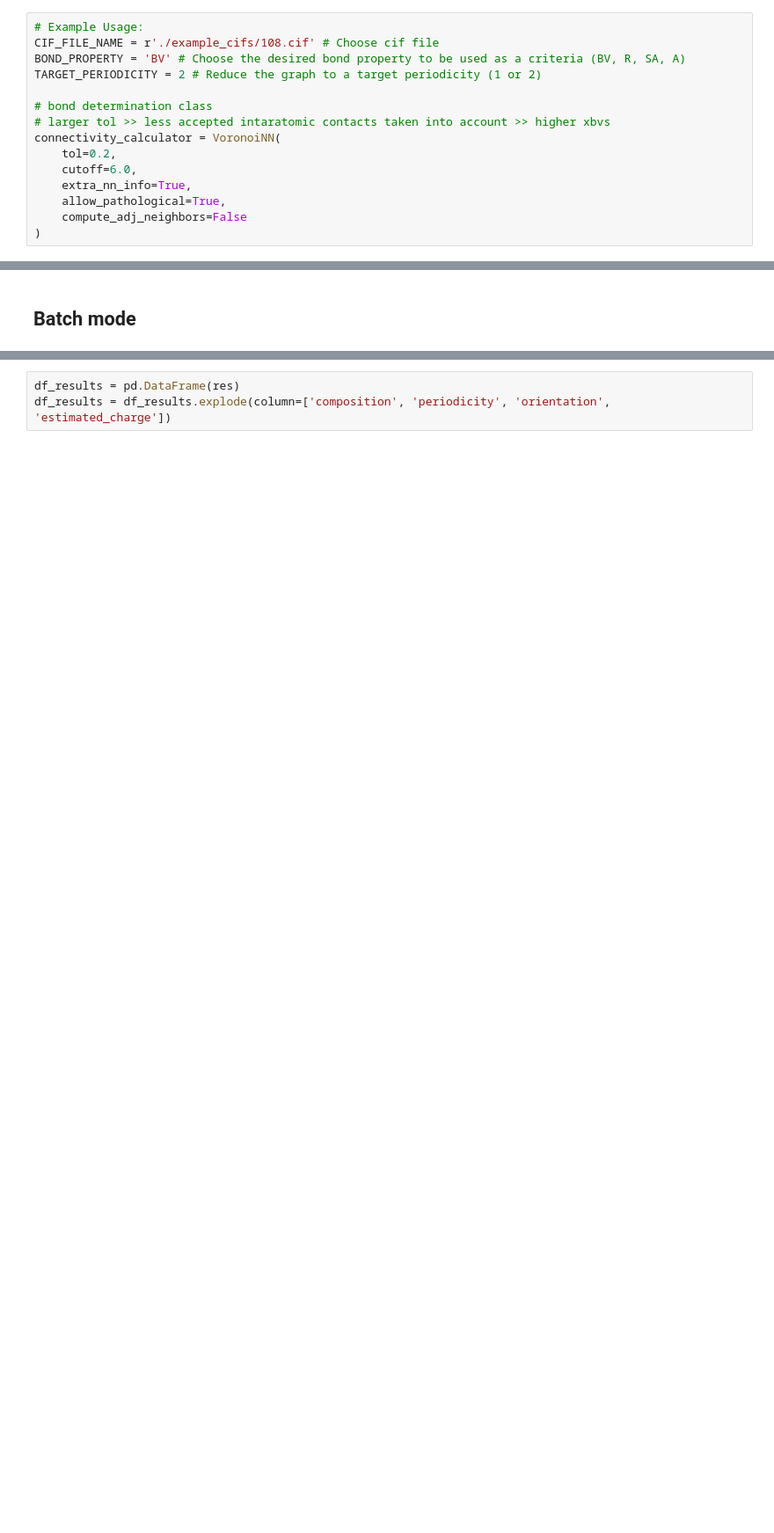
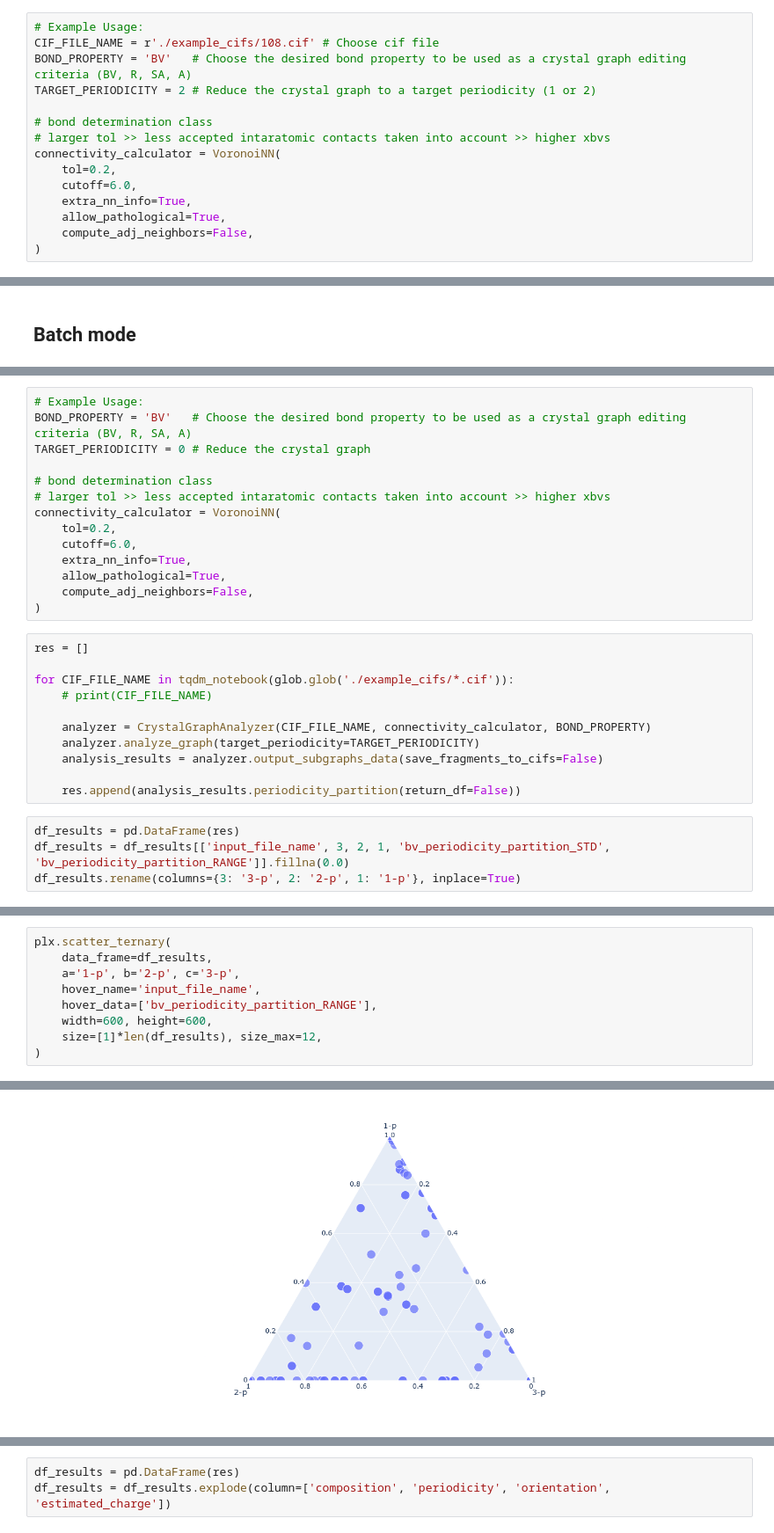
Before and after one commit to trioxane/StructureAnalyzer, a Jupyter notebook: application_examples.ipynb, the cells around one changed output, grey strips where cells are left out. Shown at 88% size. Saved outputs shown, nothing was run; the diff lists cells and outputs as text; blank space fills up the shorter version.

Commit message:
bvs periodicity partition added
New periodicity partiotion analysis added and jupyter notebook update with usage examples shown

```diff
--- a/application_examples.ipynb
+++ b/application_examples.ipynb
@@ -39,8 +43,8 @@ from StructureAnalyzer import CrystalGraphAnalyzer
 # %%
 # Example Usage:
 CIF_FILE_NAME = r'./example_cifs/108.cif' # Choose cif file
-BOND_PROPERTY = 'BV' # Choose the desired bond property to be used as a criteria (BV, R, SA, A)
-TARGET_PERIODICITY = 2 # Reduce the graph to a target periodicity (1 or 2)
+BOND_PROPERTY = 'BV'   # Choose the desired bond property to be used as a crystal graph editing criteria (BV, R, SA, A)
+TARGET_PERIODICITY = 2 # Reduce the crystal graph to a target periodicity (1 or 2)
 
 # bond determination class
 # larger tol >> less accepted intaratomic contacts taken into account >> higher xbvs
@@ -49,7 +53,7 @@ connectivity_calculator = VoronoiNN(
     cutoff=6.0,
     extra_nn_info=True,
     allow_pathological=True,
-    compute_adj_neighbors=False
+    compute_adj_neighbors=False,
 )
 # %%
 analyzer = CrystalGraphAnalyzer(CIF_FILE_NAME, connectivity_calculator, BOND_PROPERTY)
@@ -113,0 +120,29 @@ analysis_results.show_BVs_data()
+# %%
+# Example Usage:
+BOND_PROPERTY = 'BV'   # Choose the desired bond property to be used as a crystal graph editing criteria (BV, R, SA, A)
+TARGET_PERIODICITY = 0 # Reduce the crystal graph
+
+# bond determination class
+# larger tol >> less accepted intaratomic contacts taken into account >> higher xbvs
+connectivity_calculator = VoronoiNN(
+    tol=0.2,
+    cutoff=6.0,
+    extra_nn_info=True,
+    allow_pathological=True,
+    compute_adj_neighbors=False,
+)
+# %%
+res = []
+
+for CIF_FILE_NAME in tqdm_notebook(glob.glob('./example_cifs/*.cif')):
+    # print(CIF_FILE_NAME)
+
+    analyzer = CrystalGraphAnalyzer(CIF_FILE_NAME, connectivity_calculator, BOND_PROPERTY)
+    analyzer.analyze_graph(target_periodicity=TARGET_PERIODICITY)
+    analysis_results = analyzer.output_subgraphs_data(save_fragments_to_cifs=False)
+
+    res.append(analysis_results.periodicity_partition(return_df=False))
+# %%
+df_results = pd.DataFrame(res)
+df_results = df_results[['input_file_name', 3, 2, 1, 'bv_periodicity_partition_STD', 'bv_periodicity_partition_RANGE']].fillna(0.0)
+df_results.rename(columns={3: '3-p', 2: '2-p', 1: '1-p'}, inplace=True)
@@ -113,0 +154,10 @@ analysis_results.show_BVs_data()
+# %%
+plx.scatter_ternary(
+    data_frame=df_results,
+    a='1-p', b='2-p', c='3-p',
+    hover_name='input_file_name',
+    hover_data=['bv_periodicity_partition_RANGE'],
+    width=600, height=600,
+    size=[1]*len(df_results), size_max=12,
+)
+# %% [output]
@@ -113,0 +165 @@ analysis_results.show_BVs_data()
+[figure, added]
```
Also changed, not shown: parts of 17 cells of this notebook, 1 other file.
